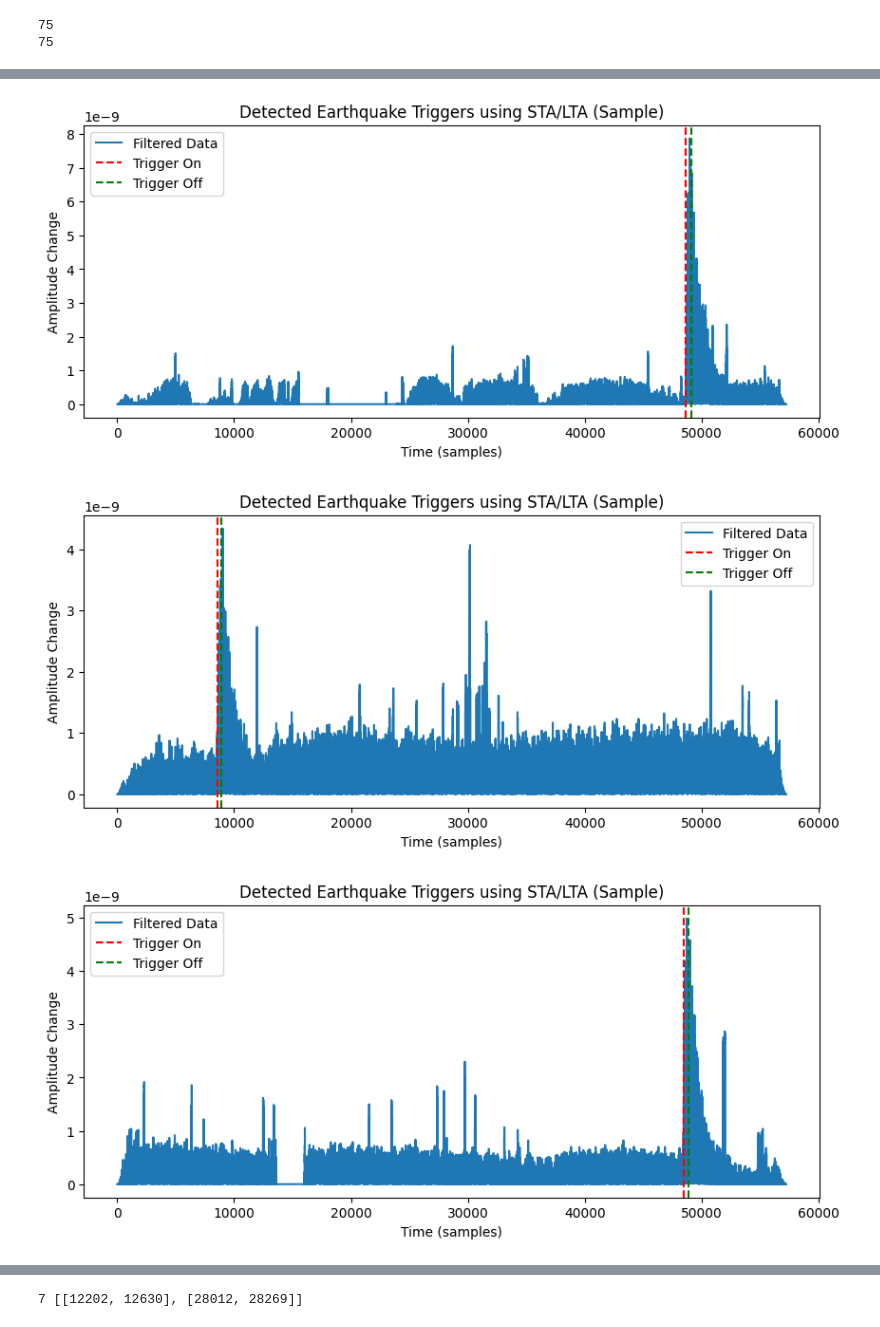
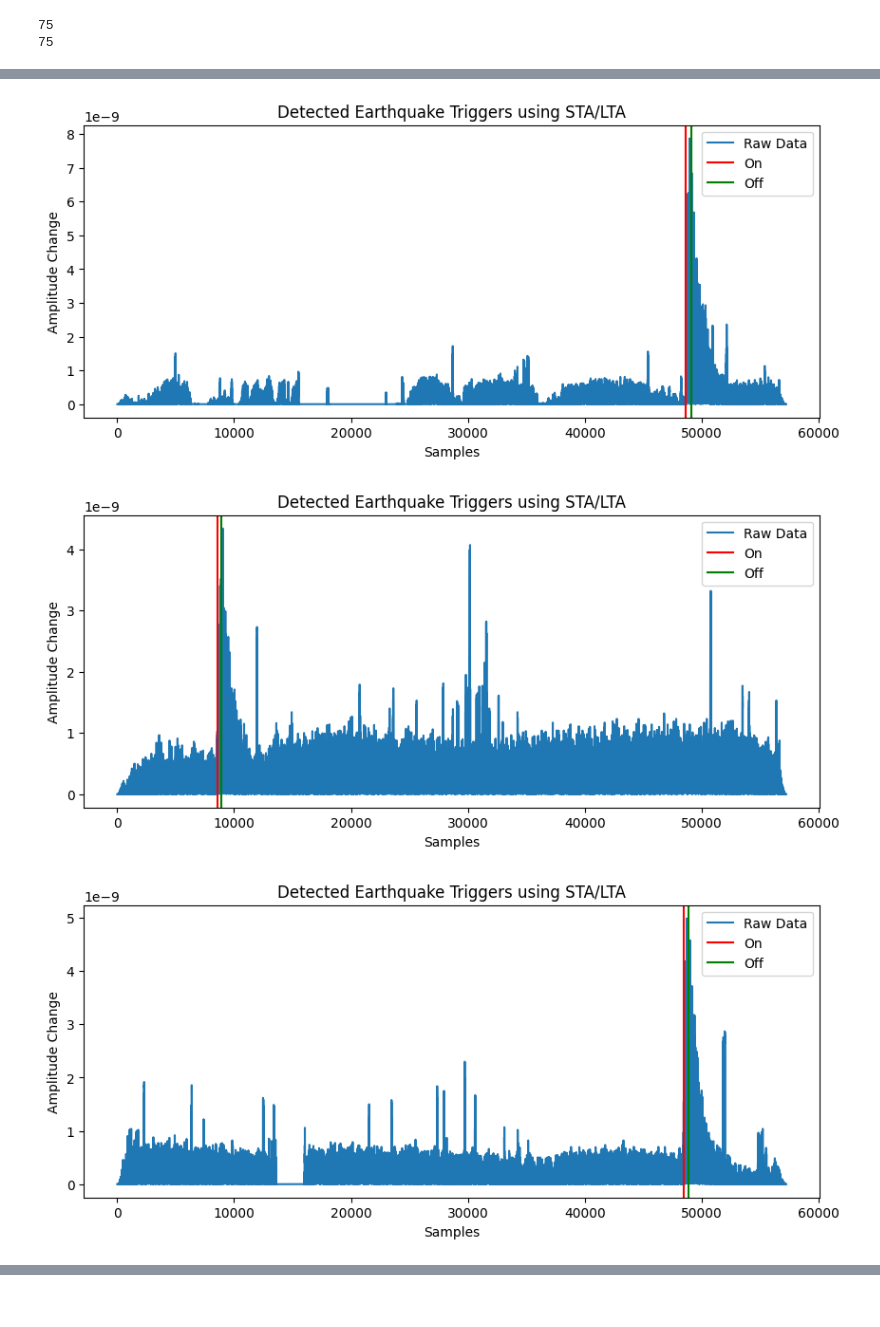
Before and after one commit to cmnsooo/NASA_Invisible-Hands-in-Engineering, a Jupyter notebook: main.ipynb, the cells around one changed output, grey strips where cells are left out. Drawn from its saved outputs; the diff is of its cells as text; code cells hidden in the pictures.

```diff
--- a/main.ipynb
+++ b/main.ipynb
@@ -359,5 +123,5 @@ def load_velocity_and_labels_with_amplitude_change_test(test_data_path):
 # %%
-test_saved = load_velocity_and_labels_with_amplitude_change_test(train_data_path)
+test_saved = extractOfTest(train_data_path)
 # %%
 T = test_saved
 # %%
@@ -382,0 +168,13 @@ print(T)
+# %%
+def detectSTALTA(data, threshold_on=2.0, threshold_off=1.2):
+    cft = classic_sta_lta(data, sWindow, lWindow)
+    triggers = trigger_onset(cft, threshold_on, threshold_off)
+    return cft, triggers
+
+
+def findLongest(triggers):
+    if len(triggers) == 0:
+        return None
+    durations = [(trigger[1] - trigger[0], trigger) for trigger in triggers]
+    longest = max(durations, key=lambda k: k[0])[1]
+    return longest
@@ -479,6 +471,3 @@ for group in T_train:
 # %% [output]
 75
 75
-# %%
-for i in T_train[1]:
-    print(i)
@@ -487,0 +476,7 @@ for i in T_train[1]:
+# %%
+ansValList = []
+for ans in y_train:
+    ansValList.append(a*ans[0]+b*ans[1]+c*ans[2])
+ansValList.sort()
+eq_bound = ansValList[int(len(y_train)*0.5)]
+print(eq_bound)
@@ -488,36 +489,34 @@ for i in T_train[1]:
 # %%
 for i in range(len(T)):
     ans = []
     ansMax = []
     Max = -1e9
+
     for x in T_train[i]:
         yo = a*x[0] + b*x[1] + c*x[2]
         yo = yo.astype(np.float32)
         if yo > Max:
             Max = yo
             ansMax = x[3]
         if yo > eq_bound:
             ans.append(x[3])
     if ansMax not in ans:
         ans.append(ansMax)
 
-    if len(ans) > 1:
-        print(i, ans)
-
-    if i >= 0:
+    if i in range(20):
         plt.figure(figsize=(10, 4))
-        plt.plot(T[i], label='Filtered Data')
+        plt.plot(T[i], label='Raw Data')
 
         for k in ans:
-            plt.axvline(x=k[0], color='red', linestyle='--', label='Trigger On')
-            plt.axvline(x=k[1], color='green', linestyle='--', label='Trigger Off')
+            plt.axvline(x=k[0], color='red', linestyle='-', label='On')
+            plt.axvline(x=k[1], color='green', linestyle='-', label='Off')
 
-        plt.title(f"Detected Earthquake Triggers using STA/LTA (Sample)")
-        plt.xlabel('Time (samples)')
+        plt.title(f"Detected Earthquake Triggers using STA/LTA")
+        plt.xlabel('Samples')
         plt.ylabel('Amplitude Change')
         plt.legend()
         plt.show()
 # %% [output]
-[figure, old version]
+[figure, new version]
-[figure, old version]
+[figure, new version]
-[figure, old version]
+[figure, new version]
@@ -528 +526,0 @@ for i in range(len(T)):
-7 [[12202, 12630], [28012, 28269]]
```
Also changed, not shown: parts of 55 cells of this notebook.
